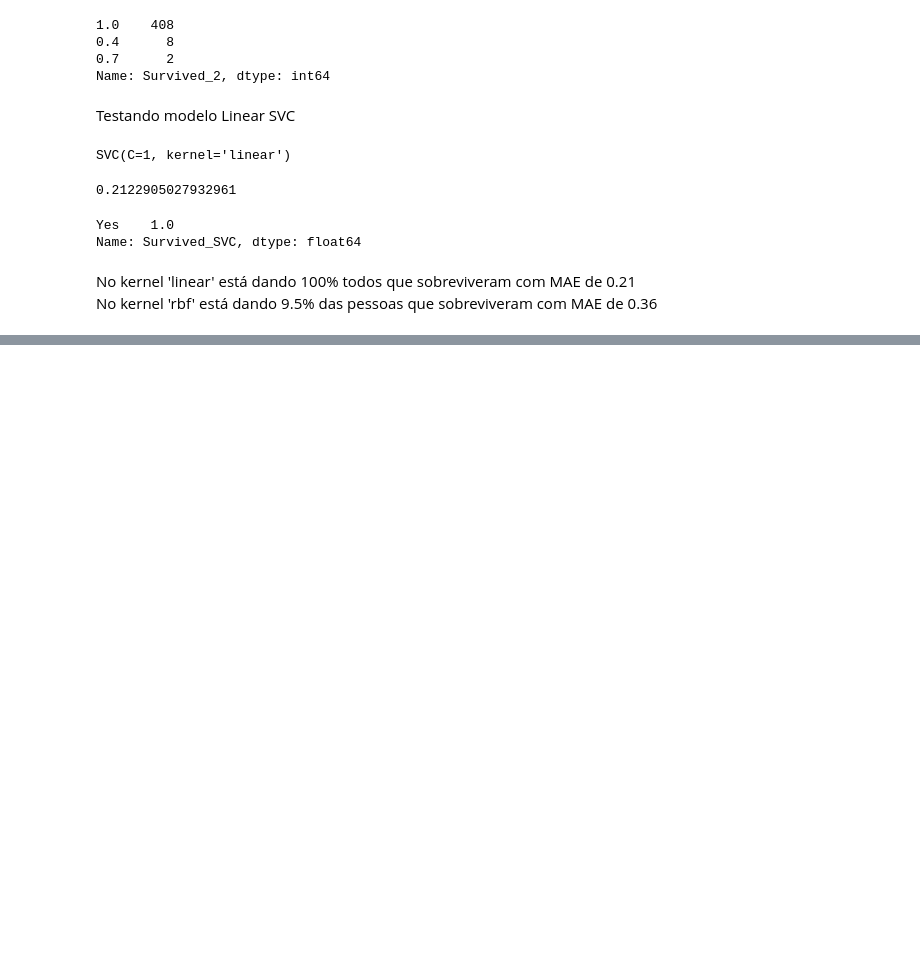
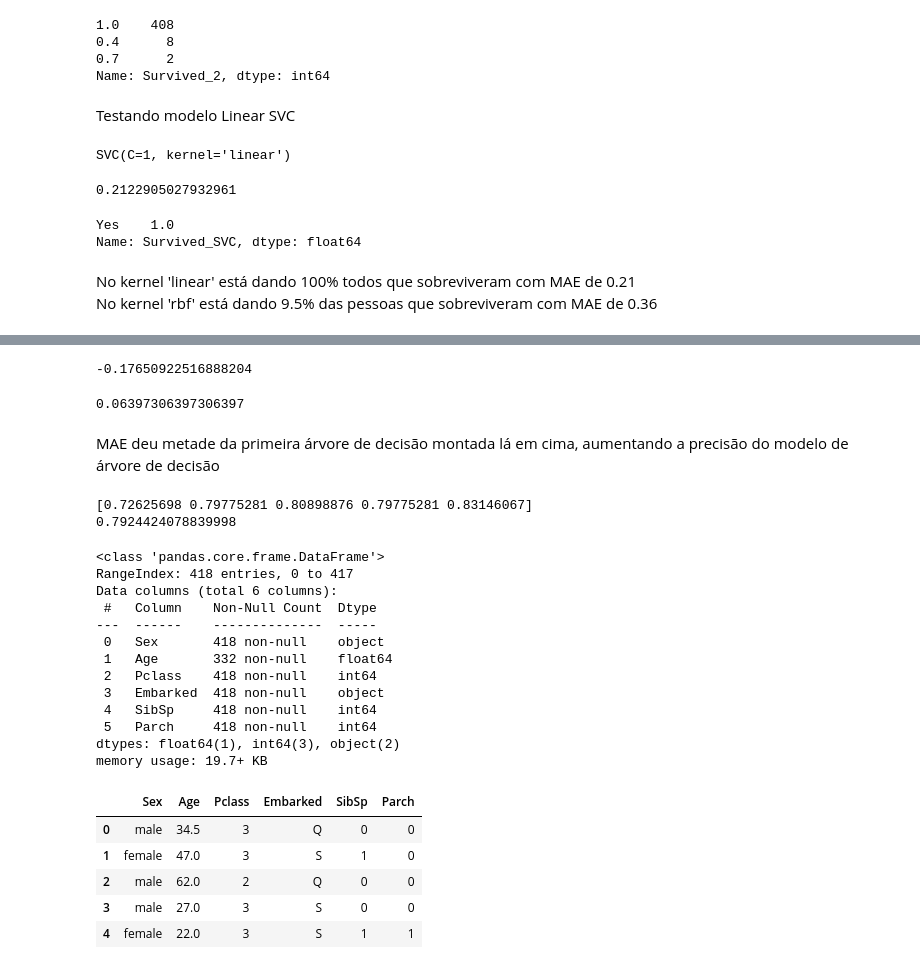
Before and after one commit to Lucas-Rocha2Ey/data-science-titanic, a Jupyter notebook: Titanic.ipynb, the cells around one changed output, grey strips where cells are left out. Cells and saved outputs as stored; diff of their text form; code cells hidden in the pictures; blank space fills up the shorter version.

```diff
--- a/Titanic.ipynb
+++ b/Titanic.ipynb
@@ -680,0 +838,56 @@ No kernel 'rbf' está dando 9.5% das pessoas que sobreviveram com MAE de 0.36
+# %%
+#agora posso ver se há alguma relação
+dadosTreino.Embarked.corr(dadosTreino.Survived)
+# %% [output]
+-0.17650922516888204
+# %%
+#vamos montar uma árvore de decisão com estes 3 atributos novos
+newFeatures = ['Sex', 'Age', 'Pclass', 'Embarked', 'SibSp', 'Parch']
+y = dadosTreino['Survived']
+X = dadosTreino[newFeatures]
+clf = tree.DecisionTreeClassifier()
+clf = clf.fit(X, y) #capturar padrões e treinar os dados é um processo chamado fitting.
+# %%
+y_predict = clf.predict(X)
+print(mean_absolute_error(y, y_predict))
+# %% [output]
+0.06397306397306397
+# %% [markdown]
+MAE deu metade da primeira árvore de decisão montada lá em cima, aumentando a precisão do modelo de árvore de decisão
+# %%
+scores = cross_val_score(clf, X, y, cv=5)
+
+# Print the accuracy for each fold:
+print(scores)
+
+# And the mean accuracy of all 5 folds:
+print(scores.mean())
+# %% [output]
+[0.72625698 0.79775281 0.80898876 0.79775281 0.83146067]
+0.7924424078839998
+# %%
+#vamos tratar os dadosTeste
+df_teste=pd.read_csv("./test.csv")
+df_teste = df_teste[newFeatures]
+df_teste.info()
+df_teste.head()
+# %% [output]
+<class 'pandas.core.frame.DataFrame'>
+RangeIndex: 418 entries, 0 to 417
+Data columns (total 6 columns):
+ #   Column    Non-Null Count  Dtype
+---  ------    --------------  -----
+ 0   Sex       418 non-null    object
+ 1   Age       332 non-null    float64
+ 2   Pclass    418 non-null    int64
+ 3   Embarked  418 non-null    object
+ 4   SibSp     418 non-null    int64
+ 5   Parch     418 non-null    int64
+dtypes: float64(1), int64(3), object(2)
+memory usage: 19.7+ KB
+|  | Sex | Age | Pclass | Embarked | SibSp | Parch |
+| 0 | male | 34.5 | 3 | Q | 0 | 0 |
+| 1 | female | 47.0 | 3 | S | 1 | 0 |
+| 2 | male | 62.0 | 2 | Q | 0 | 0 |
+| 3 | male | 27.0 | 3 | S | 0 | 0 |
+| 4 | female | 22.0 | 3 | S | 1 | 1 |
```
Also changed, not shown: parts of 40 cells of this notebook, 1 other file.
